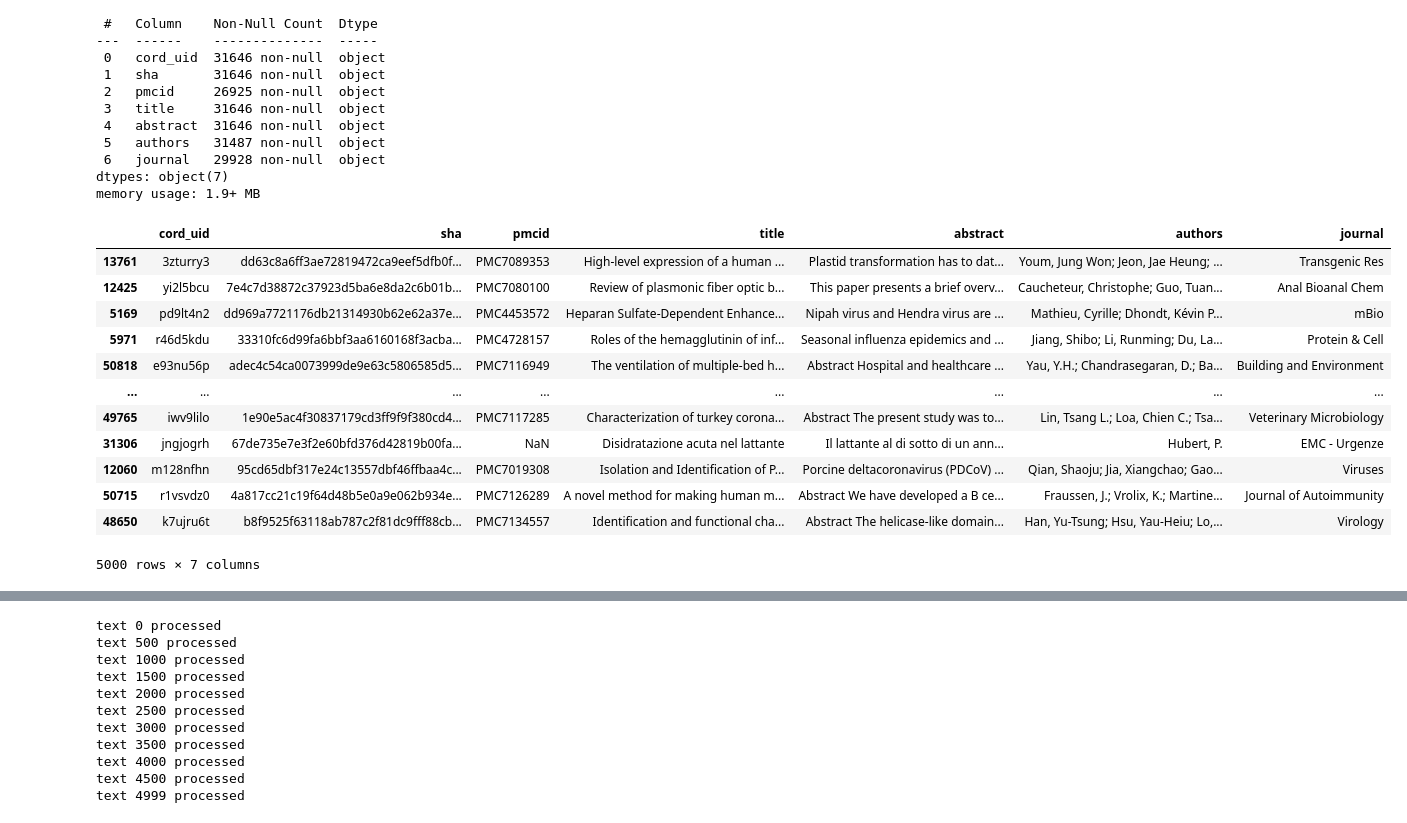
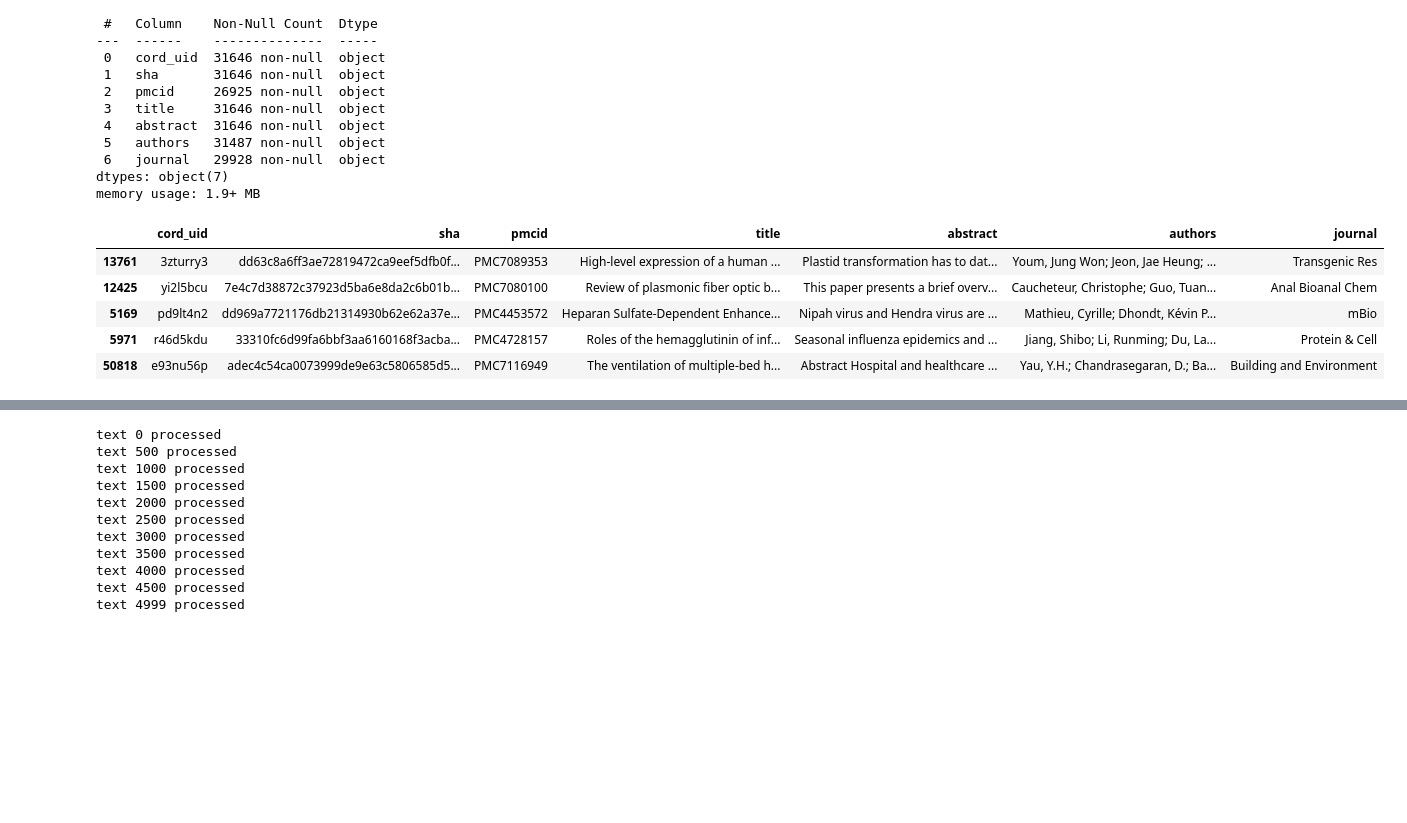
Before and after one commit to cejdan/covid-19-paper-clustering, a Jupyter notebook: Cord-19 Notebook.ipynb, the cells around one changed output, grey strips where cells are left out. Saved outputs shown, nothing was run; the diff lists cells and outputs as text; code cells hidden in the pictures; blank space fills up the shorter version.

```diff
--- a/Cord-19 Notebook.ipynb
+++ b/Cord-19 Notebook.ipynb
@@ -120,34 +107,27 @@ memory usage: 1.9+ MB
 # %%
 #There are 9,524 items in the comm_use_subset pdf list
 #There are 9,148 items in the comm_use_subset pmc list
 #There are 2,490 items in the noncomm_use_subset pdf list
 #There are 2,217 items in the noncomm_use_subset pmc list
 #There are 26,505 items in the custom_license pdf list
 #There are 7,802 items in the custom_license pmc list
 #There are 1,625 items in the biorxiv_medrxiv pdf list
 
 #That's a total of 40,144 pdf papers (with sha names)
 #Using the sha code, we found 31,646 papers.
 #So, 8,498 items were not found with the sha code, that's fine.
 
 #We can now take a random sample of these 31,000 papers to generate a much smaller list of 5000.
 
 meta_sample = meta_CSV.sample(n=5000, random_state = 666) #because it's funny
-meta_sample
+meta_sample.head()
 # %% [output]
 |  | cord_uid | sha | pmcid | title | abstract | authors | journal |
 | 13761 | 3zturry3 | dd63c8a6ff3ae72819472ca9eef5dfb0f... | PMC7089353 | High-level expression of a human ... | Plastid transformation has to dat... | Youm, Jung Won; Jeon, Jae Heung; ... | Transgenic Res |
 | 12425 | yi2l5bcu | 7e4c7d38872c37923d5ba6e8da2c6b01b... | PMC7080100 | Review of plasmonic fiber optic b... | This paper presents a brief overv... | Caucheteur, Christophe; Guo, Tuan... | Anal Bioanal Chem |
 | 5169 | pd9lt4n2 | dd969a7721176db21314930b62e62a37e... | PMC4453572 | Heparan Sulfate-Dependent Enhance... | Nipah virus and Hendra virus are ... | Mathieu, Cyrille; Dhondt, Kévin P... | mBio |
 | 5971 | r46d5kdu | 33310fc6d99fa6bbf3aa6160168f3acba... | PMC4728157 | Roles of the hemagglutinin of inf... | Seasonal influenza epidemics and ... | Jiang, Shibo; Li, Runming; Du, La... | Protein & Cell |
 | 50818 | e93nu56p | adec4c54ca0073999de9e63c5806585d5... | PMC7116949 | The ventilation of multiple-bed h... | Abstract Hospital and healthcare ... | Yau, Y.H.; Chandrasegaran, D.; Ba... | Building and Environment |
-| ... | ... | ... | ... | ... | ... | ... | ... |
-| 49765 | iwv9lilo | 1e90e5ac4f30837179cd3ff9f9f380cd4... | PMC7117285 | Characterization of turkey corona... | Abstract The present study was to... | Lin, Tsang L.; Loa, Chien C.; Tsa... | Veterinary Microbiology |
-| 31306 | jngjogrh | 67de735e7e3f2e60bfd376d42819b00fa... | NaN | Disidratazione acuta nel lattante | Il lattante al di sotto di un ann... | Hubert, P. | EMC - Urgenze |
-| 12060 | m128nfhn | 95cd65dbf317e24c13557dbf46ffbaa4c... | PMC7019308 | Isolation and Identification of P... | Porcine deltacoronavirus (PDCoV) ... | Qian, Shaoju; Jia, Xiangchao; Gao... | Viruses |
-| 50715 | r1vsvdz0 | 4a817cc21c19f64d48b5e0a9e062b934e... | PMC7126289 | A novel method for making human m... | Abstract We have developed a B ce... | Fraussen, J.; Vrolix, K.; Martine... | Journal of Autoimmunity |
-| 48650 | k7ujru6t | b8f9525f63118ab787c2f81dc9fff88cb... | PMC7134557 | Identification and functional cha... | Abstract The helicase-like domain... | Han, Yu-Tsung; Hsu, Yau-Heiu; Lo,... | Virology |
-5000 rows × 7 columns
 # %%
 filepaths = []
 
```
Also changed, not shown: parts of 15 cells of this notebook.
